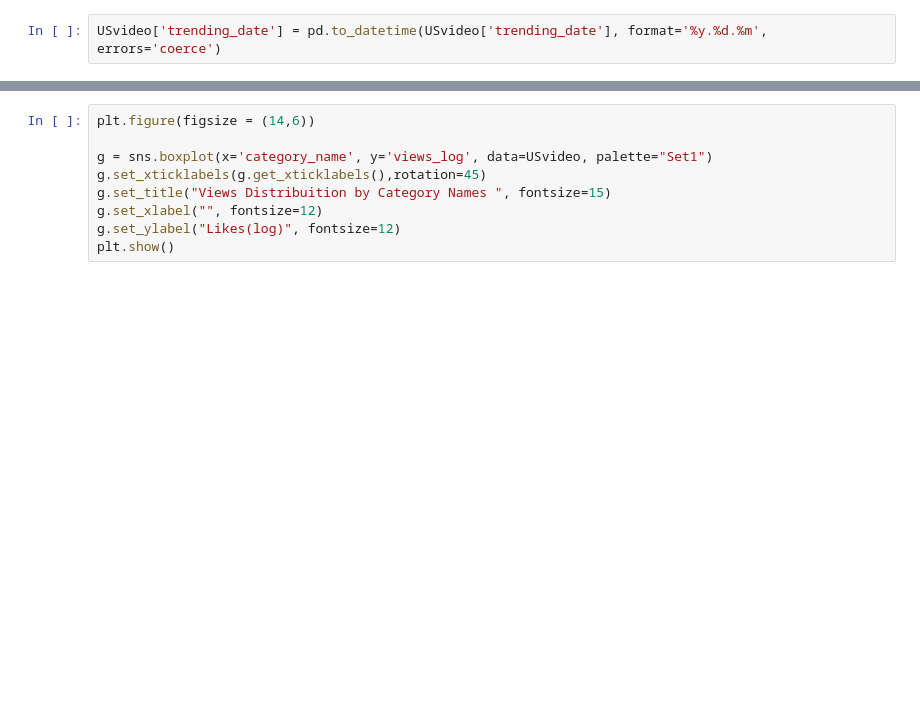
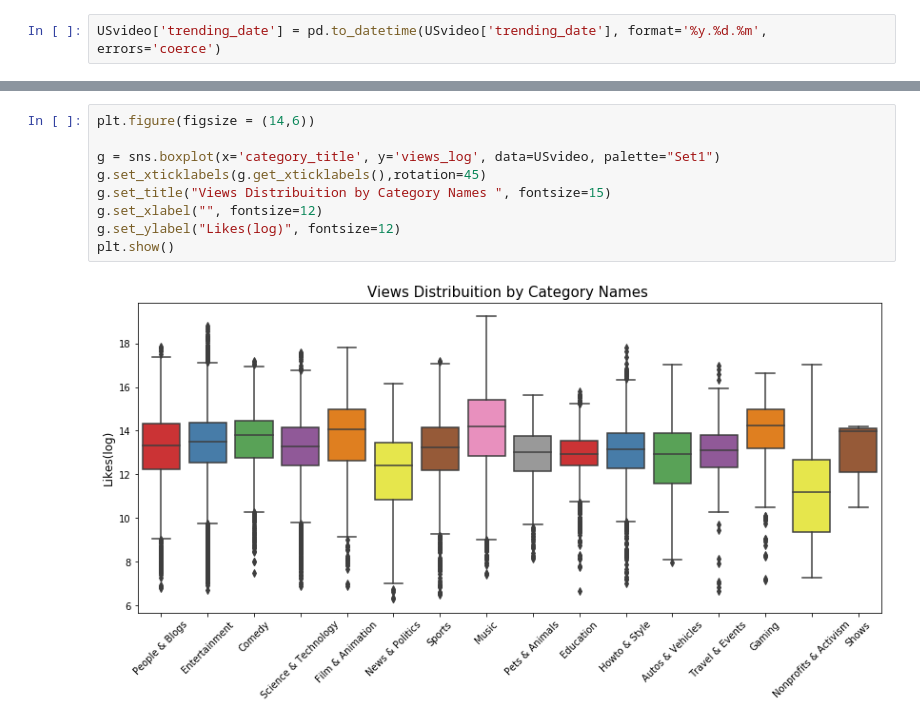
Before and after one commit to avijitj-hub/KDD-Project, a Jupyter notebook: Project - Deliverable 3.ipynb, the cells around one changed output, grey strips where cells are left out. Drawn from its saved outputs; the diff is of its cells as text; blank space fills up the shorter version.

```diff
--- a/Project - Deliverable 3.ipynb
+++ b/Project - Deliverable 3.ipynb
@@ -272,12 +341,14 @@ plt.show()
 # %%
 plt.figure(figsize = (14,6))
 
-g = sns.boxplot(x='category_name', y='views_log', data=USvideo, palette="Set1")
+g = sns.boxplot(x='category_title', y='views_log', data=USvideo, palette="Set1")
 g.set_xticklabels(g.get_xticklabels(),rotation=45)
 g.set_title("Views Distribuition by Category Names ", fontsize=15)
 g.set_xlabel("", fontsize=12)
 g.set_ylabel("Likes(log)", fontsize=12)
 plt.show()
+# %% [output]
+[figure, added]
 # %%
 plt.figure(figsize = (14,6))
 
```
Also changed, not shown: parts of 16 cells of this notebook.
